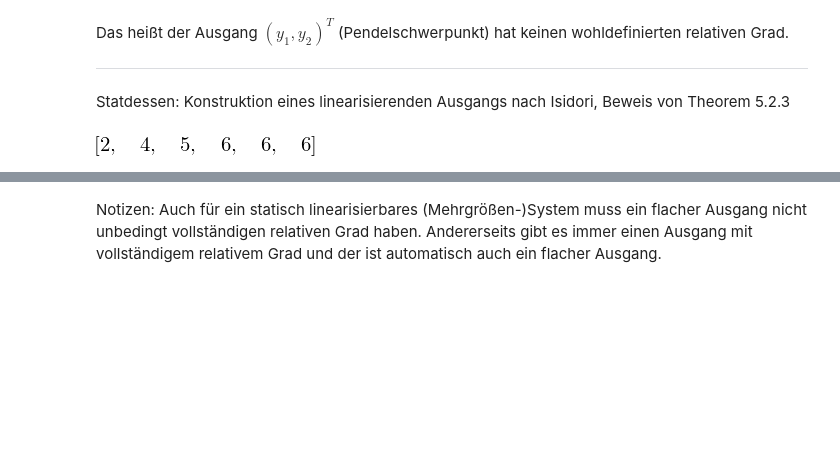
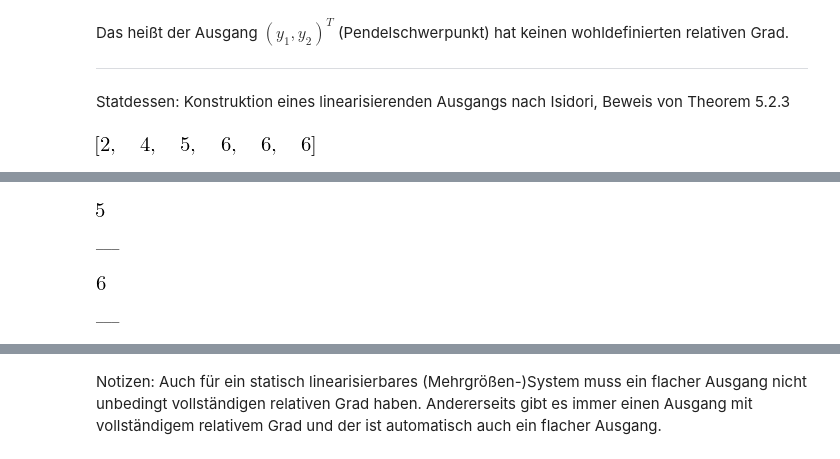
Before and after one commit to cknoll/beispiele, a Jupyter notebook: relevant/zwei_elast_gekoppelte_wagen_pendel.ipynb, the cells around one changed output, grey strips where cells are left out. Drawn from its saved outputs; the diff is of its cells as text; code cells hidden in the pictures; blank space fills up the shorter version.

```diff
--- a/relevant/zwei_elast_gekoppelte_wagen_pendel.ipynb
+++ b/relevant/zwei_elast_gekoppelte_wagen_pendel.ipynb
@@ -245,0 +236,8 @@ Es gilt also $\kappa = 4$ (Weil erst $\Delta_3$ vollen Rang hat)
+# %%
+Delta_list[2].srn.rank() ##
+Delta_list[3].srn.rank() ##
+# %% [output]
+[figure, added]
+___
+[figure, added]
+___
```
Also changed, not shown: parts of 53 cells of this notebook, 8 other files.
